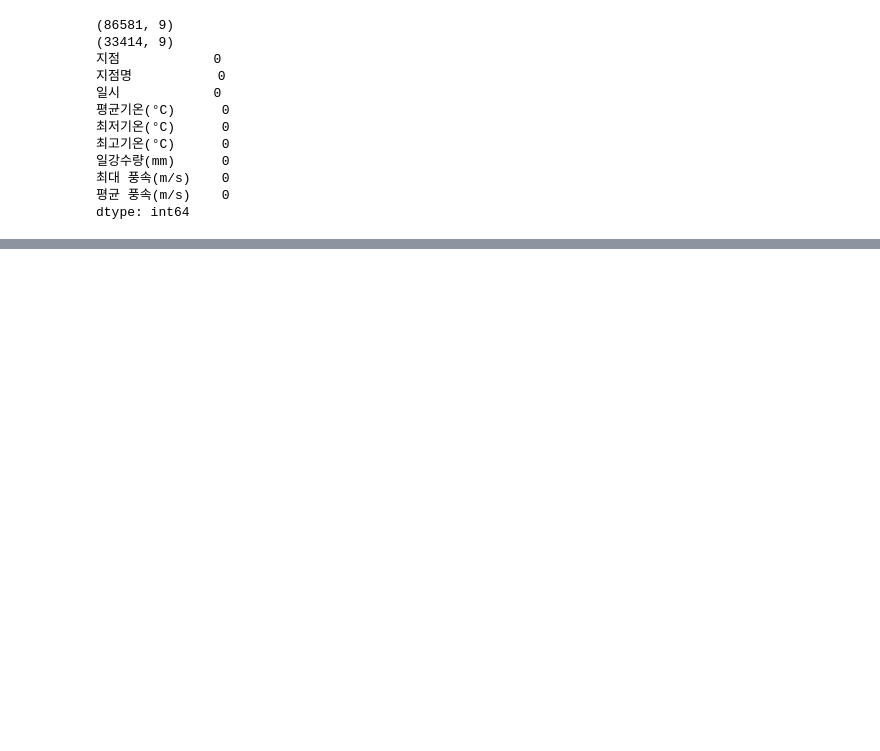
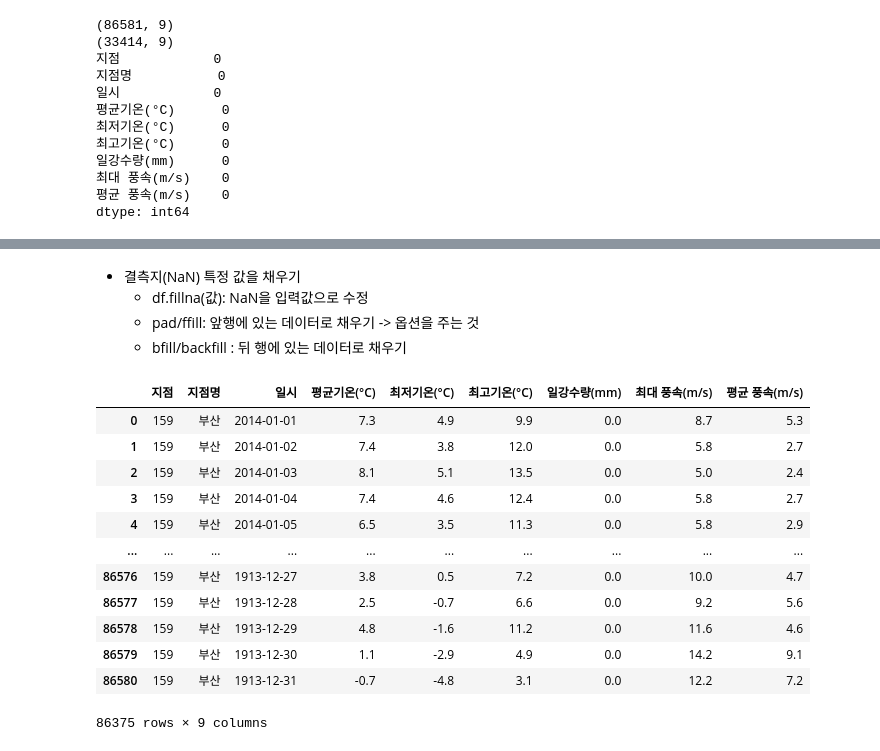
Before and after one commit to toughC/Python_Machine_Learning, a Jupyter notebook: 05_dataVisualization.ipynb, the cells around one changed output, grey strips where cells are left out. Drawn from its saved outputs; the diff is of its cells as text; code cells hidden in the pictures; blank space fills up the shorter version.

```diff
--- a/05_dataVisualization.ipynb
+++ b/05_dataVisualization.ipynb
@@ -173,0 +205,4 @@ dtype: int64
+# %%
+df1=df0.dropna(subset=['평균기온(°C)', '최저기온(°C)', '최고기온(°C)'],
+               how='all',axis=0)
+df1.shape
@@ -173,0 +224,21 @@ dtype: int64
+# %% [markdown]
+- 결측지(NaN) 특정 값을 채우기
+    * df.fillna(값): NaN을 입력값으로 수정
+    * pad/ffill: 앞행에 있는 데이터로 채우기 -> 옵션을 주는 것
+    * bfill/backfill : 뒤 행에 있는 데이터로 채우기
+# %%
+df1.fillna(0) # 모든 NaN을 0으로 채우기
+# %% [output]
+|  | 지점 | 지점명 | 일시 | 평균기온(°C) | 최저기온(°C) | 최고기온(°C) | 일강수량(mm) | 최대 풍속(m/s) | 평균 풍속(m/s) |
+| 0 | 159 | 부산 | 2014-01-01 | 7.3 | 4.9 | 9.9 | 0.0 | 8.7 | 5.3 |
+| 1 | 159 | 부산 | 2014-01-02 | 7.4 | 3.8 | 12.0 | 0.0 | 5.8 | 2.7 |
+| 2 | 159 | 부산 | 2014-01-03 | 8.1 | 5.1 | 13.5 | 0.0 | 5.0 | 2.4 |
+| 3 | 159 | 부산 | 2014-01-04 | 7.4 | 4.6 | 12.4 | 0.0 | 5.8 | 2.7 |
+| 4 | 159 | 부산 | 2014-01-05 | 6.5 | 3.5 | 11.3 | 0.0 | 5.8 | 2.9 |
+| ... | ... | ... | ... | ... | ... | ... | ... | ... | ... |
+| 86576 | 159 | 부산 | 1913-12-27 | 3.8 | 0.5 | 7.2 | 0.0 | 10.0 | 4.7 |
+| 86577 | 159 | 부산 | 1913-12-28 | 2.5 | -0.7 | 6.6 | 0.0 | 9.2 | 5.6 |
+| 86578 | 159 | 부산 | 1913-12-29 | 4.8 | -1.6 | 11.2 | 0.0 | 11.6 | 4.6 |
+| 86579 | 159 | 부산 | 1913-12-30 | 1.1 | -2.9 | 4.9 | 0.0 | 14.2 | 9.1 |
+| 86580 | 159 | 부산 | 1913-12-31 | -0.7 | -4.8 | 3.1 | 0.0 | 12.2 | 7.2 |
+86375 rows × 9 columns
```
Also changed, not shown: parts of 16 cells of this notebook.
